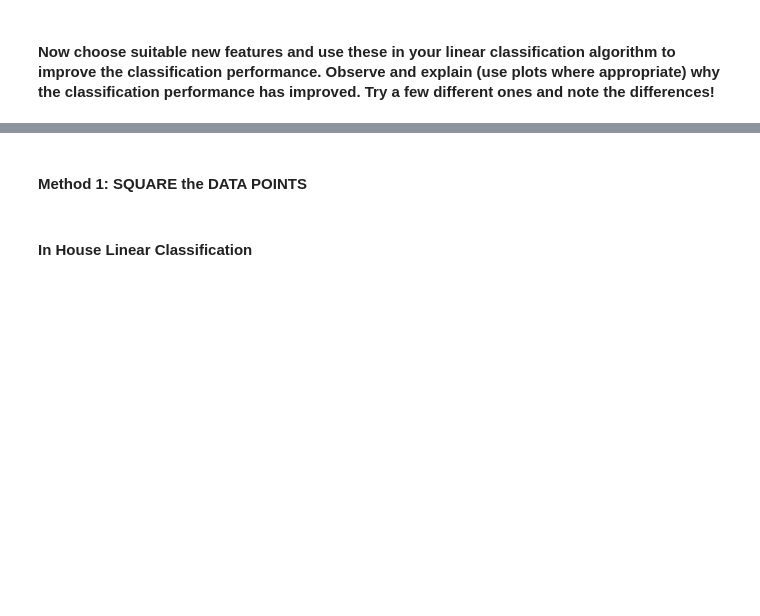
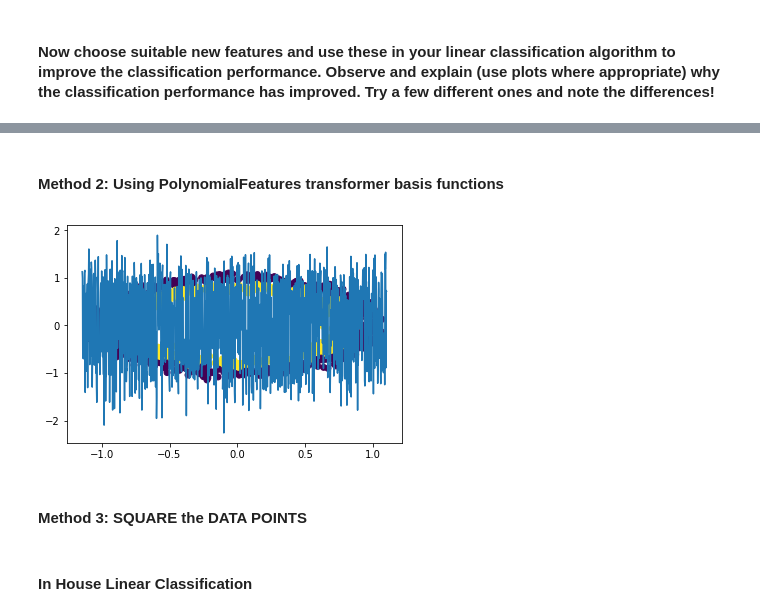
Before and after one commit to vipulpopat/MSCAI_Sem1_Etivity3, a Jupyter notebook: Etivity3_LinearClassification.ipynb, the cells around one changed output, grey strips where cells are left out. Cells and saved outputs as stored; diff of their text form; code cells hidden in the pictures; blank space fills up the shorter version.

```diff
--- a/Etivity3_LinearClassification.ipynb
+++ b/Etivity3_LinearClassification.ipynb
@@ -100,5 +140,23 @@ RMSE - SKlearn Linear Regression: 0.9999904588039633
+# %% [markdown]
+#### Method 2: Using PolynomialFeatures transformer basis functions
+# %%
+poly_model = make_pipeline(PolynomialFeatures(3),
+                          LinearRegression())
+
+poly_model.fit(X,y)
+
+max_x = np.max(X)
+min_x = np.min(X)
+xfit = np.linspace(min_x, max_x, 1000)
+
+yfit = poly_model.predict(X)
+
+plt.scatter(X[:,0], X[:,1], c=y)
+plt.plot(xfit, yfit);
+# %% [output]
+[figure, added]
 # %% [markdown]
-#### Method 1: SQUARE the DATA POINTS
+#### Method 3: SQUARE the DATA POINTS
 # %% [markdown]
 #### In House Linear Classification
 # %%
```
Also changed, not shown: parts of 11 cells of this notebook.
